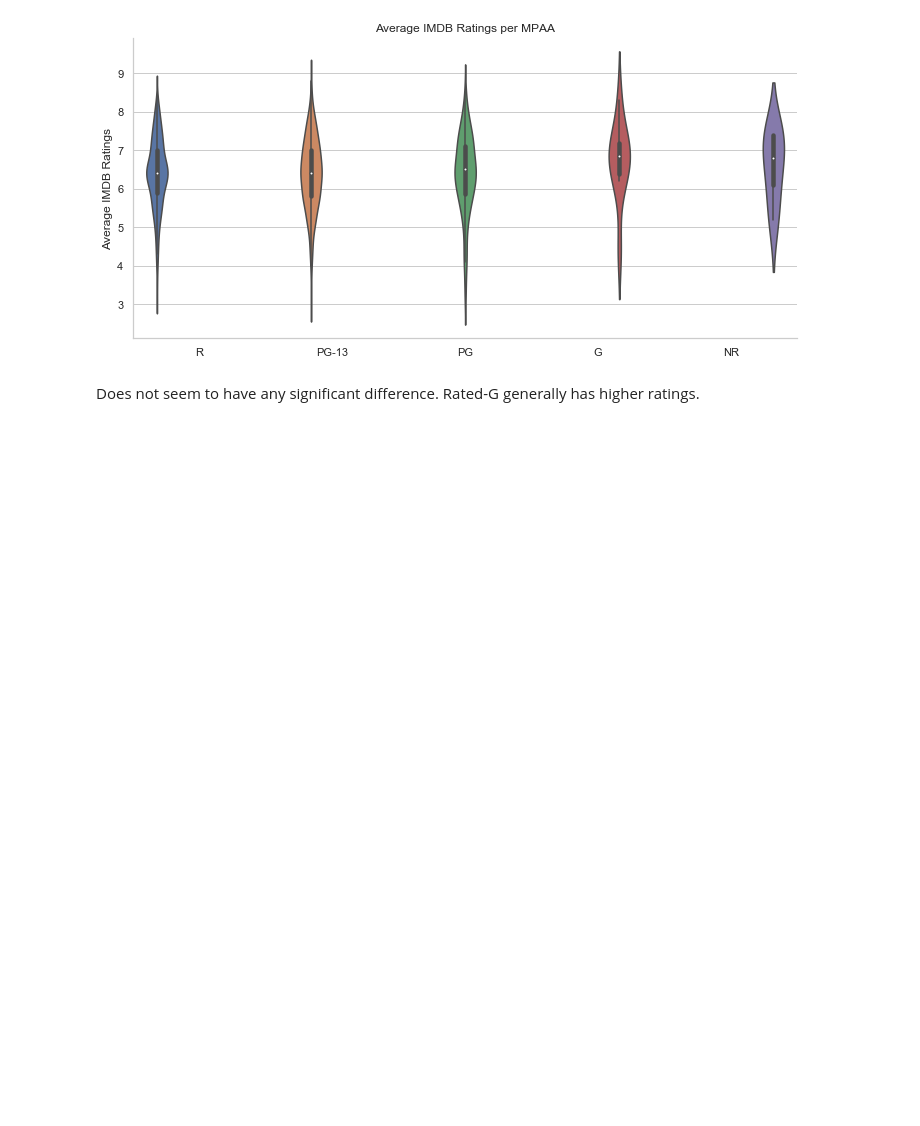
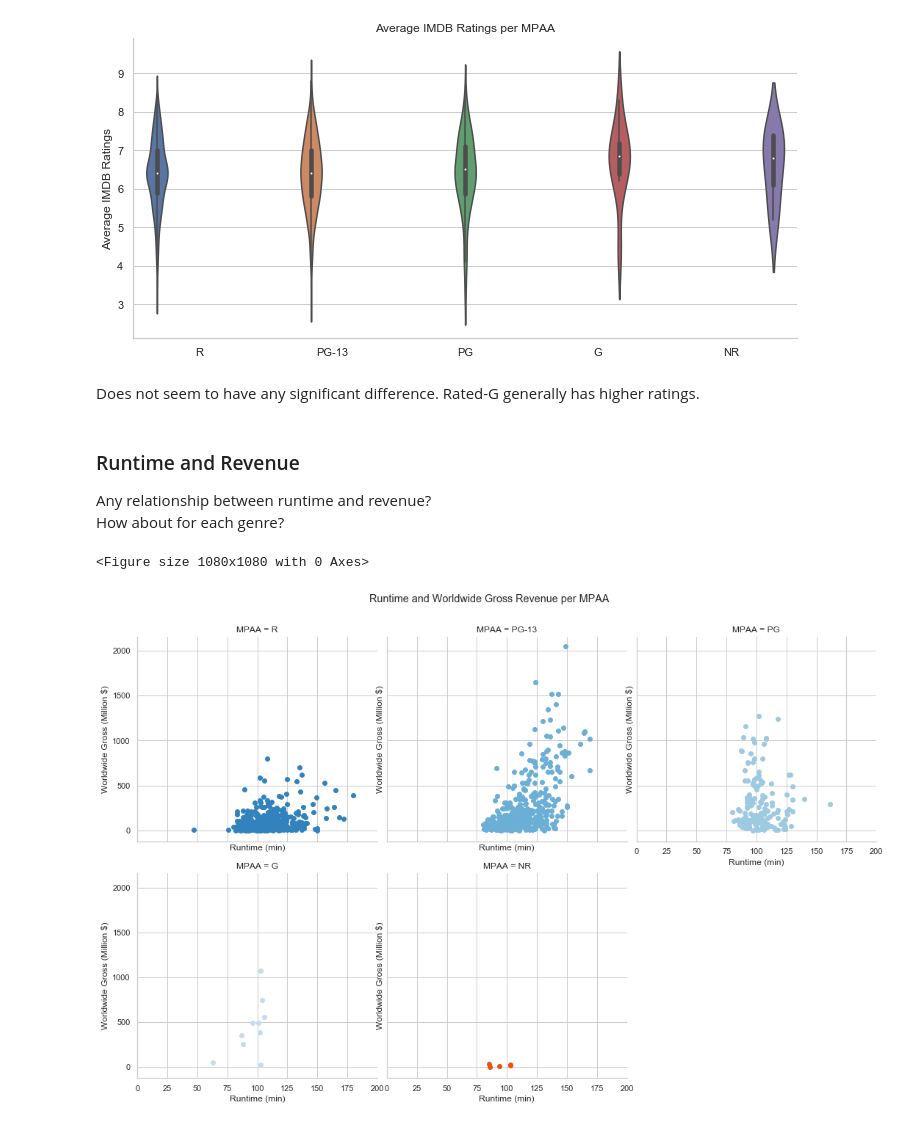
Before and after one commit to stereopickle/DS_movie_EDA, a Jupyter notebook: 010.Data_Analysis_Overview.ipynb, the cells around one changed output. Saved outputs shown, nothing was run; the diff lists cells and outputs as text; code cells hidden in the pictures; blank space fills up the shorter version.

Commit message:
Adding runtime and revenue analysis

```diff
--- a/010.Data_Analysis_Overview.ipynb
+++ b/010.Data_Analysis_Overview.ipynb
@@ -512,3 +512,27 @@ plt.show()
 [figure]
 # %% [markdown]
 Does not seem to have any significant difference. Rated-G generally has higher ratings.
+# %% [markdown]
+### Runtime and Revenue
+Any relationship between runtime and revenue?
+How about for each genre?
+# %%
+# Selecting only necessary data
+dat = df[df.primary_genre.apply(lambda x: x in ['Action', 'Comedy', 'Drama', 'Adventure', 'Biography', 'Horror', 'Crime'])]
+dat = dat[['MPAA', 'worldwide_gross', 'runtime_minutes']]
+
+fig = plt.figure(figsize = (15, 15))
+
+g = sns.FacetGrid(dat, col="MPAA", hue="MPAA", palette="tab20c", col_wrap=3, height=5)
+g = g.map(plt.scatter, "runtime_minutes", "worldwide_gross")
+
+g.set(xlim=(0, 200), xlabel = "Runtime (min)", ylabel = "Worldwide Gross (Million $)")
+g.fig.subplots_adjust(top=0.9)
+
+g.fig.suptitle('Runtime and Worldwide Gross Revenue per MPAA')
+plt.show()
+
+#
+# %% [output]
+<Figure size 1080x1080 with 0 Axes>
+[figure, added]
```
Also changed, not shown: parts of 1 cell of this notebook.
